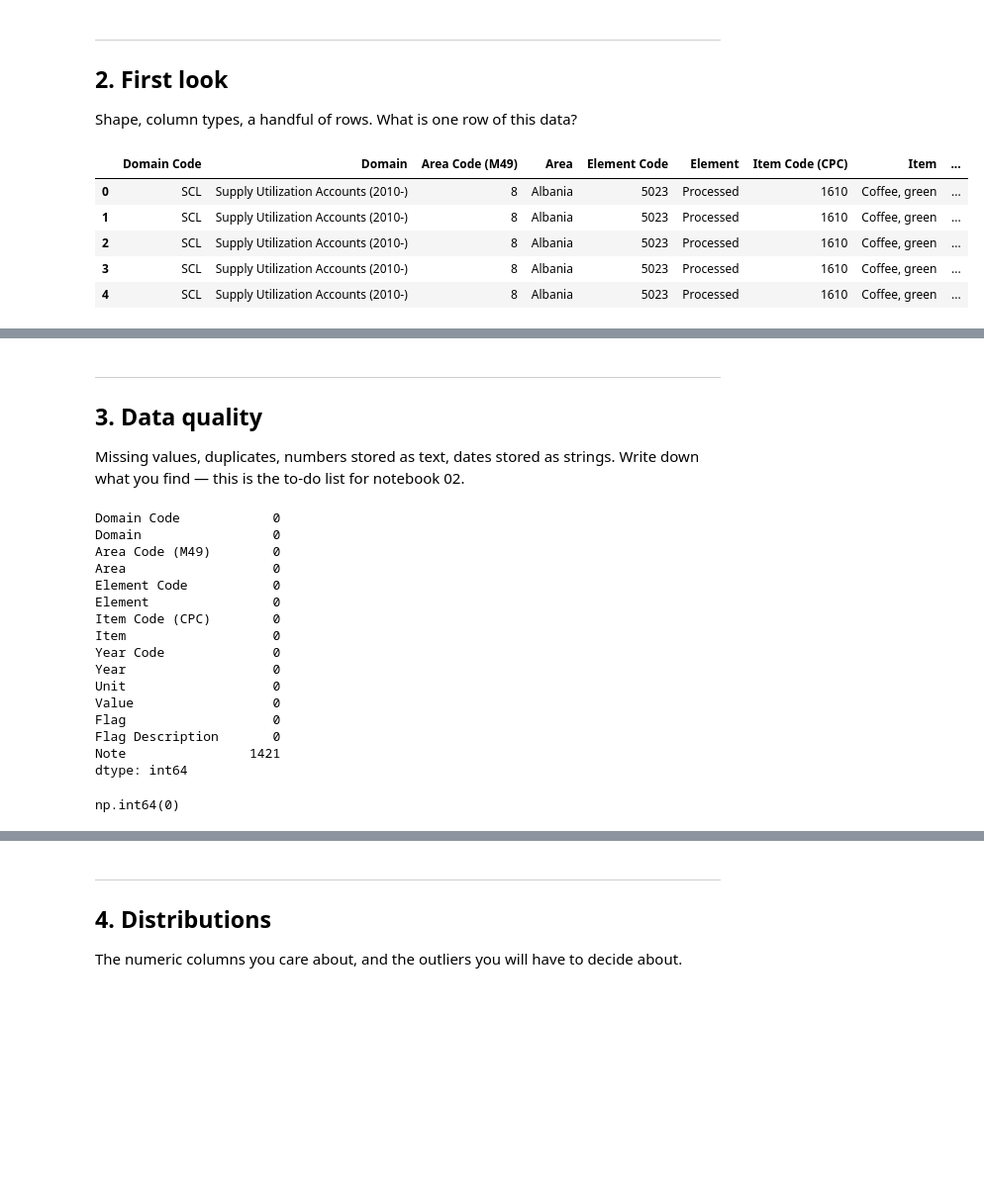
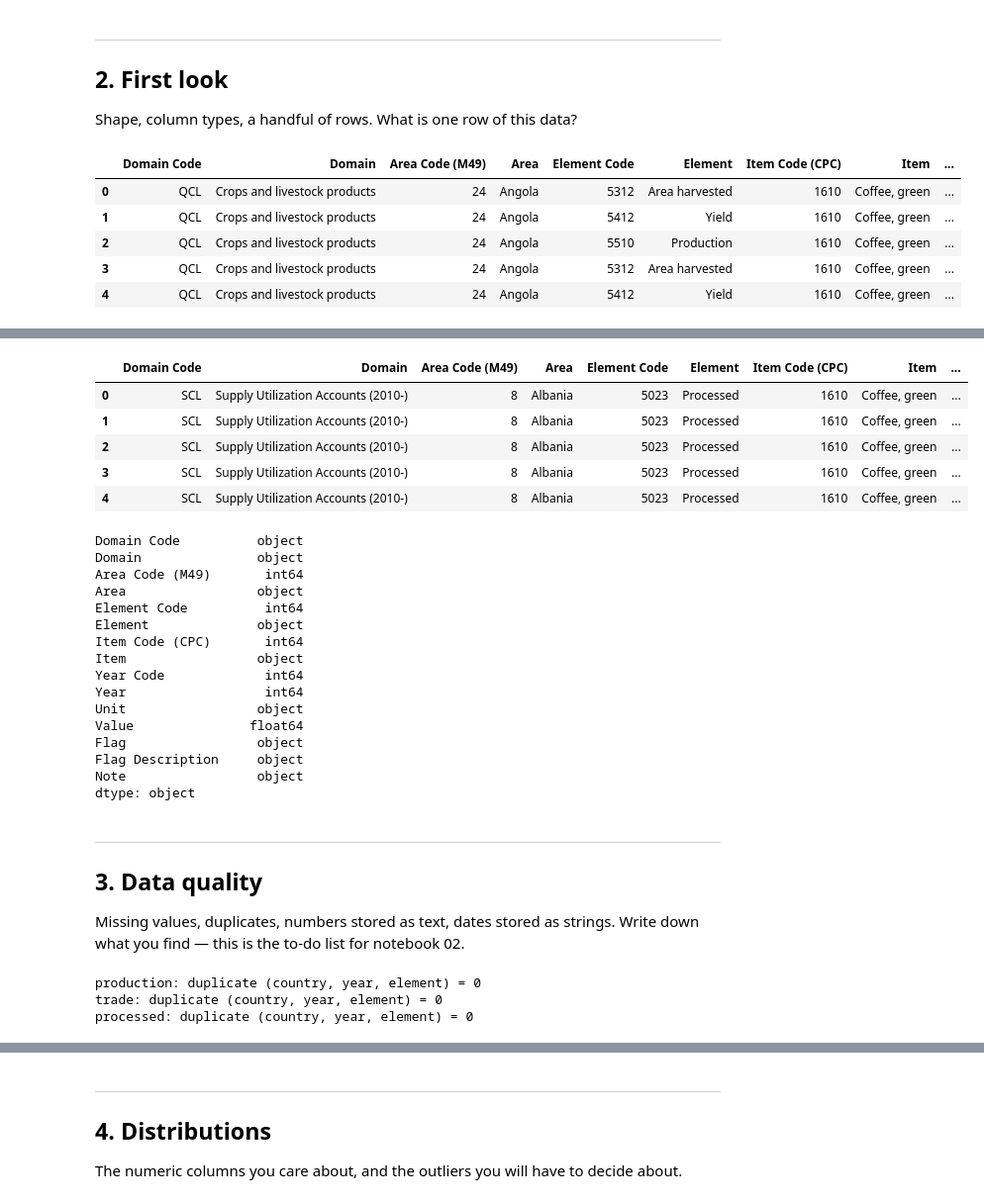
Before and after one commit to benjiro000/project-1-eda, a Jupyter notebook: notebooks/01_eda.ipynb, the cells around one changed output, grey strips where cells are left out. Shown at 99% size. Saved outputs shown, nothing was run; the diff lists cells and outputs as text; code cells hidden in the pictures; blank space fills up the shorter version.

```diff
--- a/notebooks/01_eda.ipynb
+++ b/notebooks/01_eda.ipynb
@@ -223,9 +85,9 @@ os.listdir("../data/raw/")
 # %%
 RAW = "../data/raw/"
 
-production = pd.read_csv(RAW + "FAOSTAT_data_en_9-25-2026.csv", encoding="utf-8-sig")
-trade      = pd.read_csv(RAW + "FAOSTAT_data_en_9-25-2026 (1).csv", encoding="utf-8-sig")
-processed  = pd.read_csv(RAW + "FAOSTAT_data_en_9-25-2026 (2).csv", encoding="utf-8-sig")
+#production = pd.read_csv(RAW + "FAOSTAT_data_en_9-25-2026.csv", encoding="utf-8-sig")
+#trade      = pd.read_csv(RAW + "FAOSTAT_data_en_9-25-2026 (1).csv", encoding="utf-8-sig")
+#processed  = pd.read_csv(RAW + "FAOSTAT_data_en_9-25-2026 (2).csv", encoding="utf-8-sig")
 
 print("production:", production.shape)
 print("trade:     ", trade.shape)
@@ -240,13 +102,14 @@ processed:  (1421, 15)
 
 Shape, column types, a handful of rows. What is one row of this data?
 # %%
-production.head()
-trade.head()
-processed.head()
+display(production.head())
+display(trade.head())
+display(processed.head())
+production.dtypes
 # %% [output]
 |  | Domain Code | Domain | Area Code (M49) | Area | Element Code | Element | Item Code (CPC) | Item | ... |
-| 0 | SCL | Supply Utilization Accounts (2010-) | 8 | Albania | 5023 | Processed | 1610 | Coffee, green | ... |
-| 1 | SCL | Supply Utilization Accounts (2010-) | 8 | Albania | 5023 | Processed | 1610 | Coffee, green | ... |
-| 2 | SCL | Supply Utilization Accounts (2010-) | 8 | Albania | 5023 | Processed | 1610 | Coffee, green | ... |
-| 3 | SCL | Supply Utilization Accounts (2010-) | 8 | Albania | 5023 | Processed | 1610 | Coffee, green | ... |
-| 4 | SCL | Supply Utilization Accounts (2010-) | 8 | Albania | 5023 | Processed | 1610 | Coffee, green | ... |
+| 0 | QCL | Crops and livestock products | 24 | Angola | 5312 | Area harvested | 1610 | Coffee, green | ... |
+| 1 | QCL | Crops and livestock products | 24 | Angola | 5412 | Yield | 1610 | Coffee, green | ... |
+| 2 | QCL | Crops and livestock products | 24 | Angola | 5510 | Production | 1610 | Coffee, green | ... |
+| 3 | QCL | Crops and livestock products | 24 | Angola | 5312 | Area harvested | 1610 | Coffee, green | ... |
+| 4 | QCL | Crops and livestock products | 24 | Angola | 5412 | Yield | 1610 | Coffee, green | ... |
@@ -253,30 +122,35 @@ processed.head()
+|  | Domain Code | Domain | Area Code (M49) | Area | Element Code | Element | Item Code (CPC) | Item | ... |
+| 0 | SCL | Supply Utilization Accounts (2010-) | 8 | Albania | 5023 | Processed | 1610 | Coffee, green | ... |
+| 1 | SCL | Supply Utilization Accounts (2010-) | 8 | Albania | 5023 | Processed | 1610 | Coffee, green | ... |
+| 2 | SCL | Supply Utilization Accounts (2010-) | 8 | Albania | 5023 | Processed | 1610 | Coffee, green | ... |
+| 3 | SCL | Supply Utilization Accounts (2010-) | 8 | Albania | 5023 | Processed | 1610 | Coffee, green | ... |
+| 4 | SCL | Supply Utilization Accounts (2010-) | 8 | Albania | 5023 | Processed | 1610 | Coffee, green | ... |
+Domain Code          object
+Domain               object
+Area Code (M49)       int64
+Area                 object
+Element Code          int64
+Element              object
+Item Code (CPC)       int64
+Item                 object
+Year Code             int64
+Year                  int64
+Unit                 object
+Value               float64
+Flag                 object
+Flag Description     object
+Note                 object
+dtype: object
 # %% [markdown]
 ---
 ## 3. Data quality
 
 Missing values, duplicates, numbers stored as text, dates stored as strings. Write down what you find — this is the to-do list for notebook 02.
 # %%
-production.isna().sum()
-trade.isna().sum()
-processed.isna().sum()
+for name, df in {"production": production, "trade": trade, "processed": processed}.items():
+    dup = df.duplicated(["Area Code (M49)", "Year", "Element Code"]).sum()
+    print(f"{name}: duplicate (country, year, element) = {dup}")
 # %% [output]
-Domain Code            0
-Domain                 0
-Area Code (M49)        0
-Area                   0
-Element Code           0
-Element                0
-Item Code (CPC)        0
-Item                   0
-Year Code              0
-Year                   0
-Unit                   0
-Value                  0
-Flag                   0
-Flag Description       0
-Note                1421
-dtype: int64
+production: duplicate (country, year, element) = 0
+trade: duplicate (country, year, element) = 0
+processed: duplicate (country, year, element) = 0
-# %%
-production.duplicated().sum()
-# %% [output]
-np.int64(0)
```
Also changed, not shown: parts of 21 cells of this notebook.
